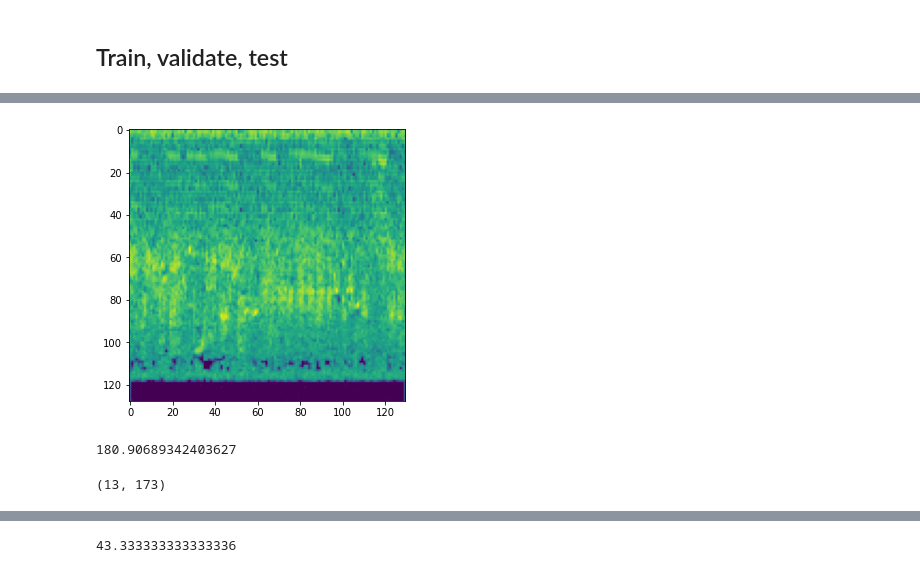
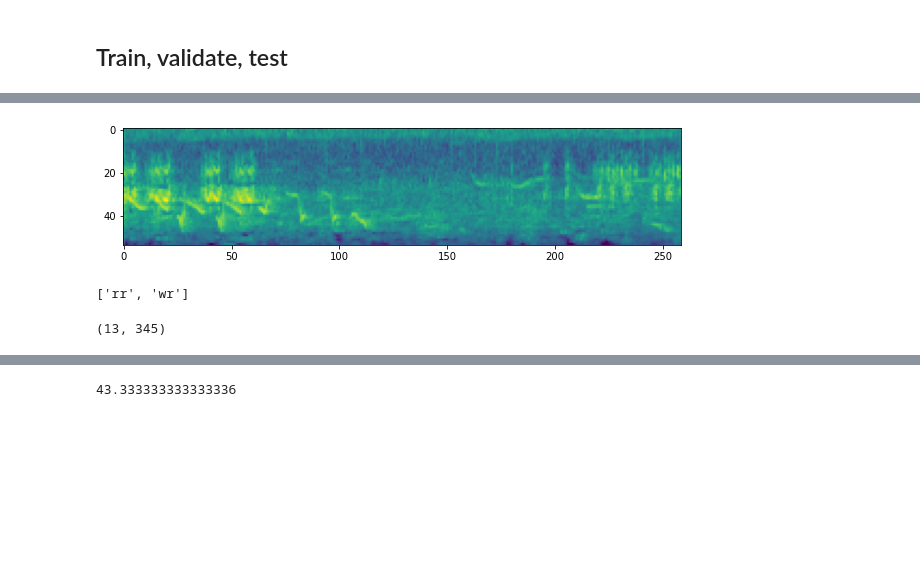
Before and after one commit to antonimarek/birdify, a Jupyter notebook: birdify.ipynb, the cells around one changed output, grey strips where cells are left out. Saved outputs shown, nothing was run; the diff lists cells and outputs as text; code cells hidden in the pictures; blank space fills up the shorter version.

```diff
--- a/birdify.ipynb
+++ b/birdify.ipynb
@@ -86,6 +258,10 @@ np.save('./numpy_data/y_test.npy', y_test, allow_pickle=True, fix_imports=False)
+# %%
+song2 = AudioSegment.from_mp3(r'./samples/signal/Acrocephalus-arundinaceus-178787.mp3')
+samples2 = song2.get_array_of_samples()
+samples2 = np.array(samples2, dtype=float)
 # %%
 # from scipy.signal.windows import hann
-song = AudioSegment.from_mp3(r'./samples/signal/Sonus-naturalis-336380.mp3')
+song = AudioSegment.from_mp3(r'./samples/signal/Sonus-naturalis-156938.mp3')
 samples = song.get_array_of_samples()
 samples = np.array(samples, dtype=float)
 # %%
@@ -100,4 +276,5 @@ plt.show()
 # %%
-mel_spec = librosa.feature.melspectrogram(samples[:3*sr], sr=sr, n_fft=512, hop_length=512, n_mels=128)
+mel_spec = librosa.feature.melspectrogram(samples[:3*sr], sr=sr, n_fft=512, hop_length=int(512*.5), n_mels=64)
+mel_spec2 = librosa.feature.melspectrogram(samples2[:3*sr], sr=sr, n_fft=512, hop_length=int(512*.5), n_mels=64)
 mel_spec.shape
 # %% [output]
@@ -105,11 +282,7 @@ mel_spec.shape
 # %%
-log_mel_spec = librosa.power_to_db(mel_spec)
+log_mel_spec = librosa.power_to_db(mel_spec+mel_spec2)
 plt.figure(figsize=(10,5))
-plt.imshow(log_mel_spec)
+plt.imshow(log_mel_spec[5:-5])
 plt.show()
 # %% [output]
-[figure, old version]
+[figure, new version]
-# %%
-len(samples)/22050
-# %% [output]
-180.90689342403627
@@ -116,8 +291,12 @@ len(samples)/22050
+# %%
+'rr.wr'.split('.')
+# %% [output]
+['rr', 'wr']
 # %%
-mfccs = librosa.feature.mfcc(samples[:3*sr], n_mfcc=13, sr=sr, hop_length=int(512*.75), n_mels=128, n_fft=512)
+mfccs = librosa.feature.mfcc(samples[:2*sr], n_mfcc=13, sr=sr, hop_length=int(512*.25), n_mels=128, n_fft=512)
 mfccs.shape
 # %% [output]
-(13, 173)
+(13, 345)
 # %%
 mfccs.shape[1]//130
 # %% [output]
```
Also changed, not shown: parts of 40 cells of this notebook.
